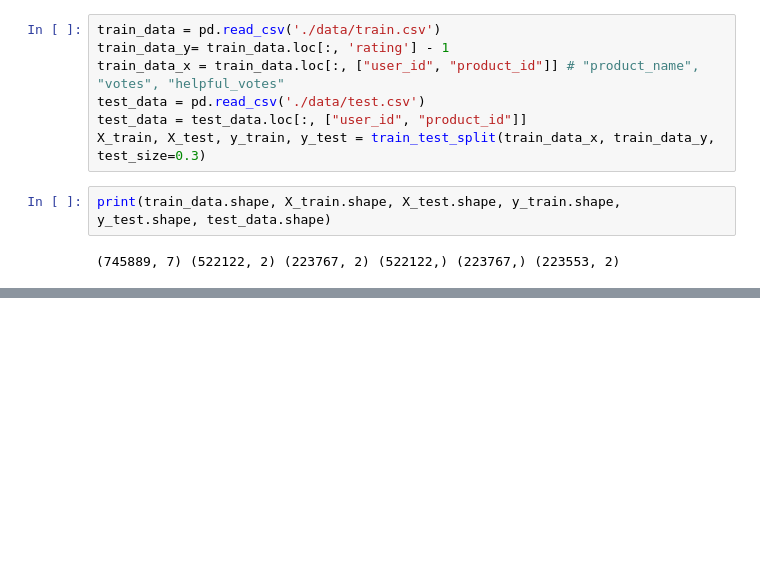
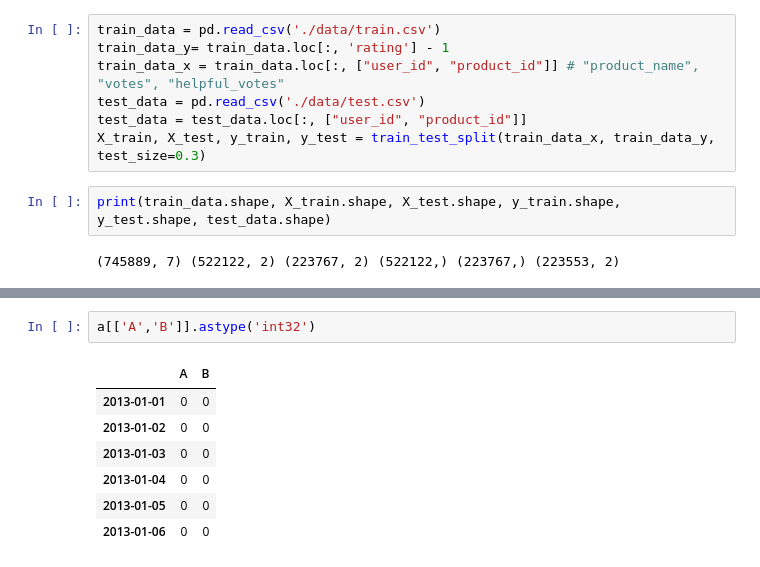
Before and after one commit to zhiqiang00/game, a Jupyter notebook: ITI5212_Rec_Sys_2024/train.ipynb, the cells around one changed output, grey strips where cells are left out. Drawn from its saved outputs; the diff is of its cells as text; blank space fills up the shorter version.

```diff
--- a/ITI5212_Rec_Sys_2024/train.ipynb
+++ b/ITI5212_Rec_Sys_2024/train.ipynb
@@ -113,0 +243,10 @@ Accuracy of prediction on dataset: 0.5639973722666881
+# %%
+a[['A','B']].astype('int32')
+# %% [output]
+|  | A | B |
+| 2013-01-01 | 0 | 0 |
+| 2013-01-02 | 0 | 0 |
+| 2013-01-03 | 0 | 0 |
+| 2013-01-04 | 0 | 0 |
+| 2013-01-05 | 0 | 0 |
+| 2013-01-06 | 0 | 0 |
```
Also changed, not shown: parts of 12 cells of this notebook, 2 other files.
